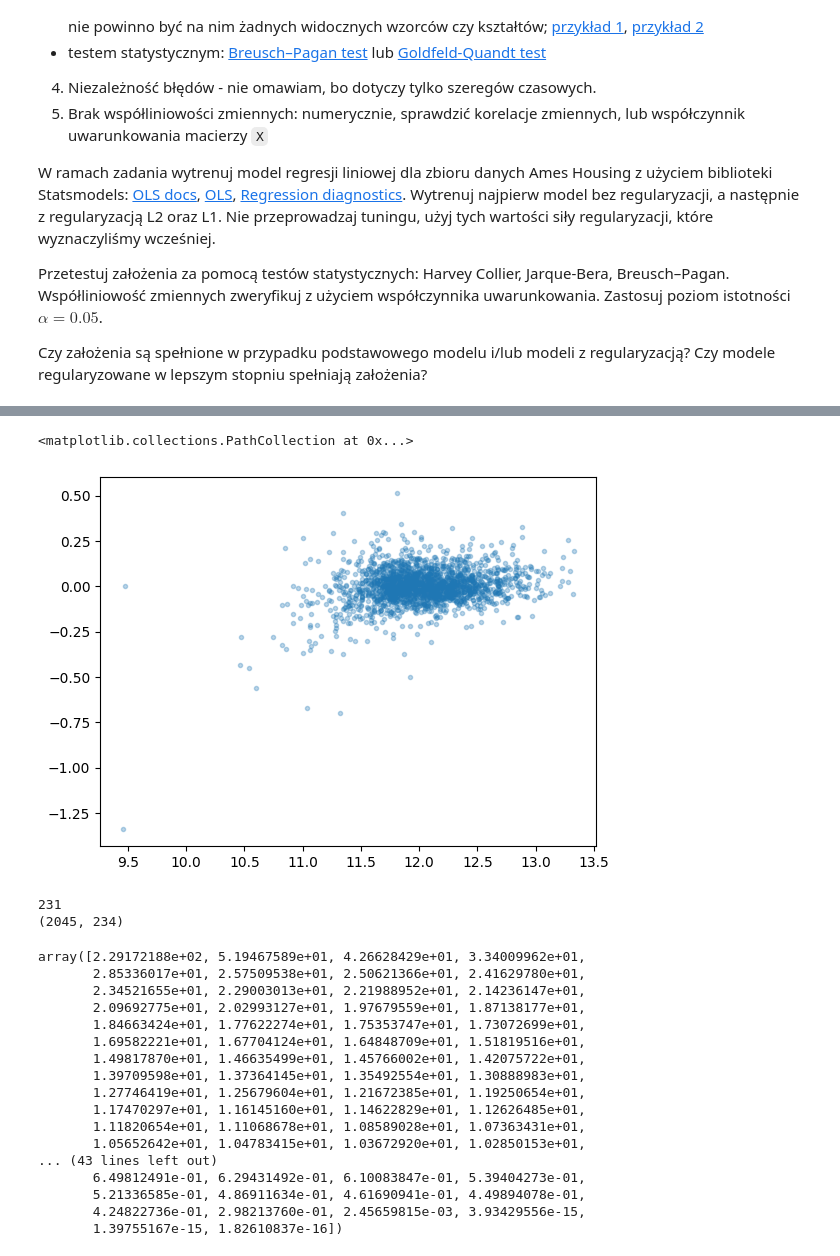
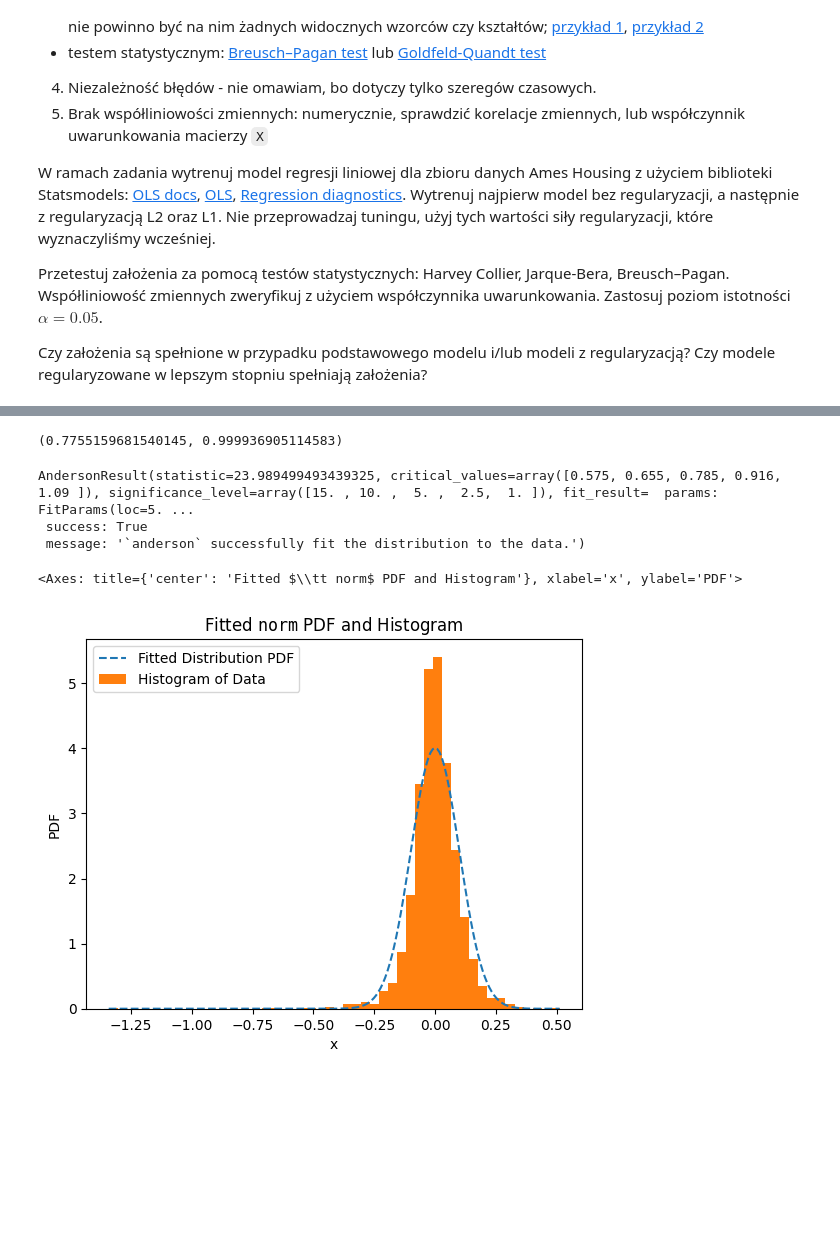
Before and after one commit to barhanc/artificial-intelligence-fundamentals, a Jupyter notebook: lab1/lab_1.ipynb, the cells around one changed output, grey strips where cells are left out. Cells and saved outputs as stored; diff of their text form; code cells hidden in the pictures; blank space fills up the shorter version.

```diff
--- a/lab1/lab_1.ipynb
+++ b/lab1/lab_1.ipynb
@@ -1666,3 +1687,7 @@ model = OLS(y_train.to_numpy(), X_train)
 results = model.fit()
 results_l2 = model.fit_regularized(L1_wt=0.0, alpha=2.9)
 results_l1 = model.fit_regularized(L1_wt=1.0, alpha=0.0003)
+
+resid = results.resid
+resid_l2 = y_train - results_l2.fittedvalues
+resid_l1 = y_train - results_l1.fittedvalues
@@ -1678,31 +1694,24 @@ pd.Series(results.resid).hist(bins=100)
-# %%
-plt.scatter(y_train.to_numpy(), results.resid, marker=".", alpha=0.3)
-# %% [output]
-<matplotlib.collections.PathCollection at 0x...>
-[figure, removed]
-# %%
-from numpy.linalg import inv, matrix_rank, svd
-
-print(matrix_rank(X_train))
-print(X_train.shape)
-svd(X_train, compute_uv=False)
-# %% [output]
-231
-(2045, 234)
-array([2.29172188e+02, 5.19467589e+01, 4.26628429e+01, 3.34009962e+01,
-       2.85336017e+01, 2.57509538e+01, 2.50621366e+01, 2.41629780e+01,
-       2.34521655e+01, 2.29003013e+01, 2.21988952e+01, 2.14236147e+01,
-       2.09692775e+01, 2.02993127e+01, 1.97679559e+01, 1.87138177e+01,
-       1.84663424e+01, 1.77622274e+01, 1.75353747e+01, 1.73072699e+01,
-       1.69582221e+01, 1.67704124e+01, 1.64848709e+01, 1.51819516e+01,
-       1.49817870e+01, 1.46635499e+01, 1.45766002e+01, 1.42075722e+01,
-       1.39709598e+01, 1.37364145e+01, 1.35492554e+01, 1.30888983e+01,
-       1.27746419e+01, 1.25679604e+01, 1.21672385e+01, 1.19250654e+01,
-       1.17470297e+01, 1.16145160e+01, 1.14622829e+01, 1.12626485e+01,
-       1.11820654e+01, 1.11068678e+01, 1.08589028e+01, 1.07363431e+01,
-       1.05652642e+01, 1.04783415e+01, 1.03672920e+01, 1.02850153e+01,
-... (43 lines left out)
-       6.49812491e-01, 6.29431492e-01, 6.10083847e-01, 5.39404273e-01,
-       5.21336585e-01, 4.86911634e-01, 4.61690941e-01, 4.49894078e-01,
-       4.24822736e-01, 2.98213760e-01, 2.45659815e-03, 3.93429556e-15,
-       1.39755167e-15, 1.82610837e-16])
+# %%
+# Liniowość
+# ------------------------------
+# Test statystyczny Harvey-Collier nie działa gdyż macierz X_train jest źle uwarunkowana
+
+ssd.linear_rainbow(results)
+# %% [output]
+(0.7755159681540145, 0.999936905114583)
+# %%
+# Normalność błędów
+# --------------------------------
+# "The Anderson-Darling test is generally considered to be the best, because it is specific to the
+# normal distribution (unlike the K-S test) and it looks at the whole distribution rather than just
+# the skewness and kurtosis (like the J-B test)." (https://people.duke.edu/~rnau/testing.htm)
+
+res = scipy.stats.anderson(resid)
+print(res)
+res.fit_result.plot()
+# %% [output]
+AndersonResult(statistic=23.989499493439325, critical_values=array([0.575, 0.655, 0.785, 0.916, 1.09 ]), significance_level=array([15. , 10. ,  5. ,  2.5,  1. ]), fit_result=  params: FitParams(loc=5. ...
+ success: True
+ message: '`anderson` successfully fit the distribution to the data.')
+<Axes: title={'center': 'Fitted $\\tt norm$ PDF and Histogram'}, xlabel='x', ylabel='PDF'>
+[figure, added]
```
Also changed, not shown: parts of 22 cells of this notebook.
